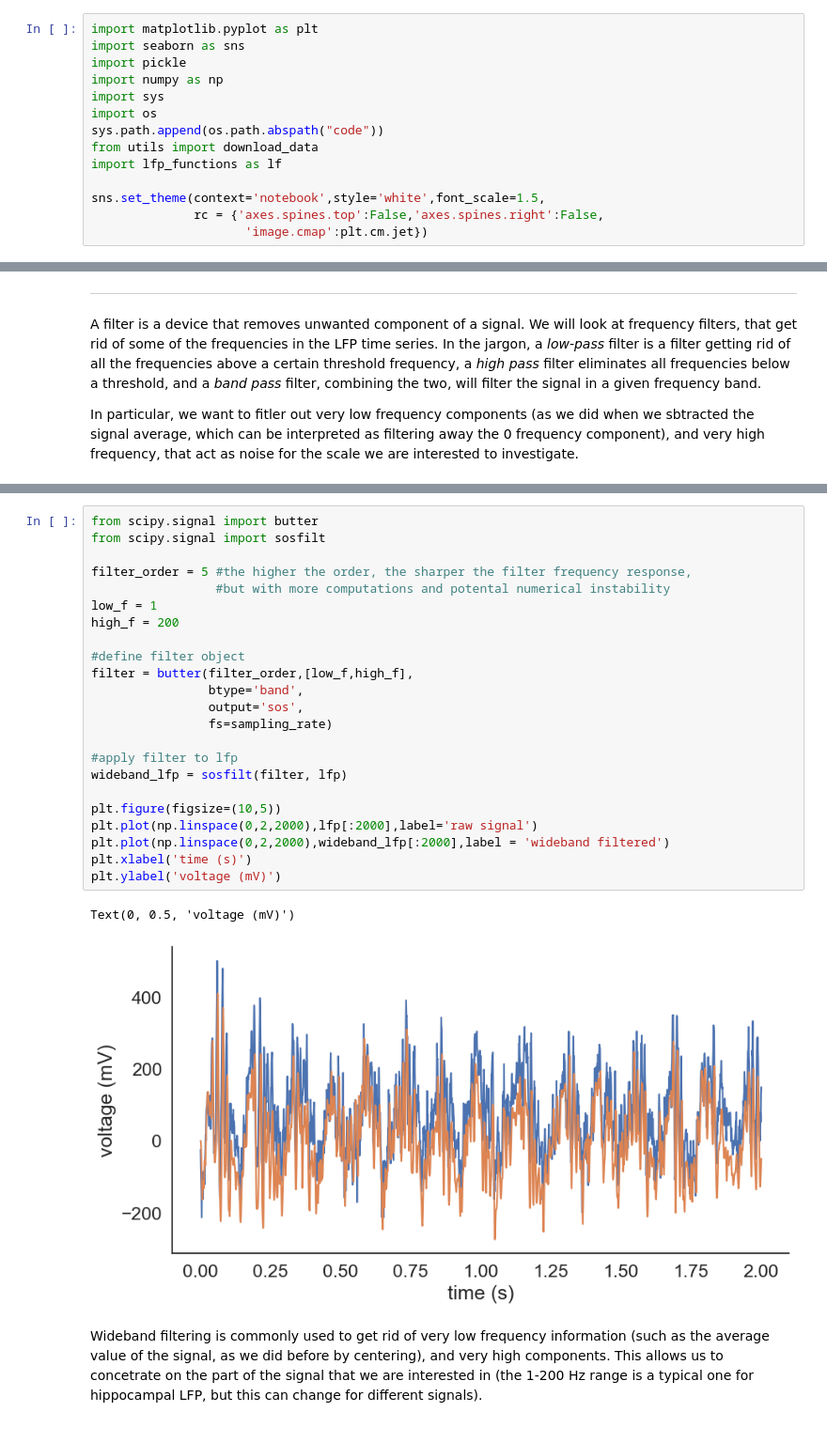
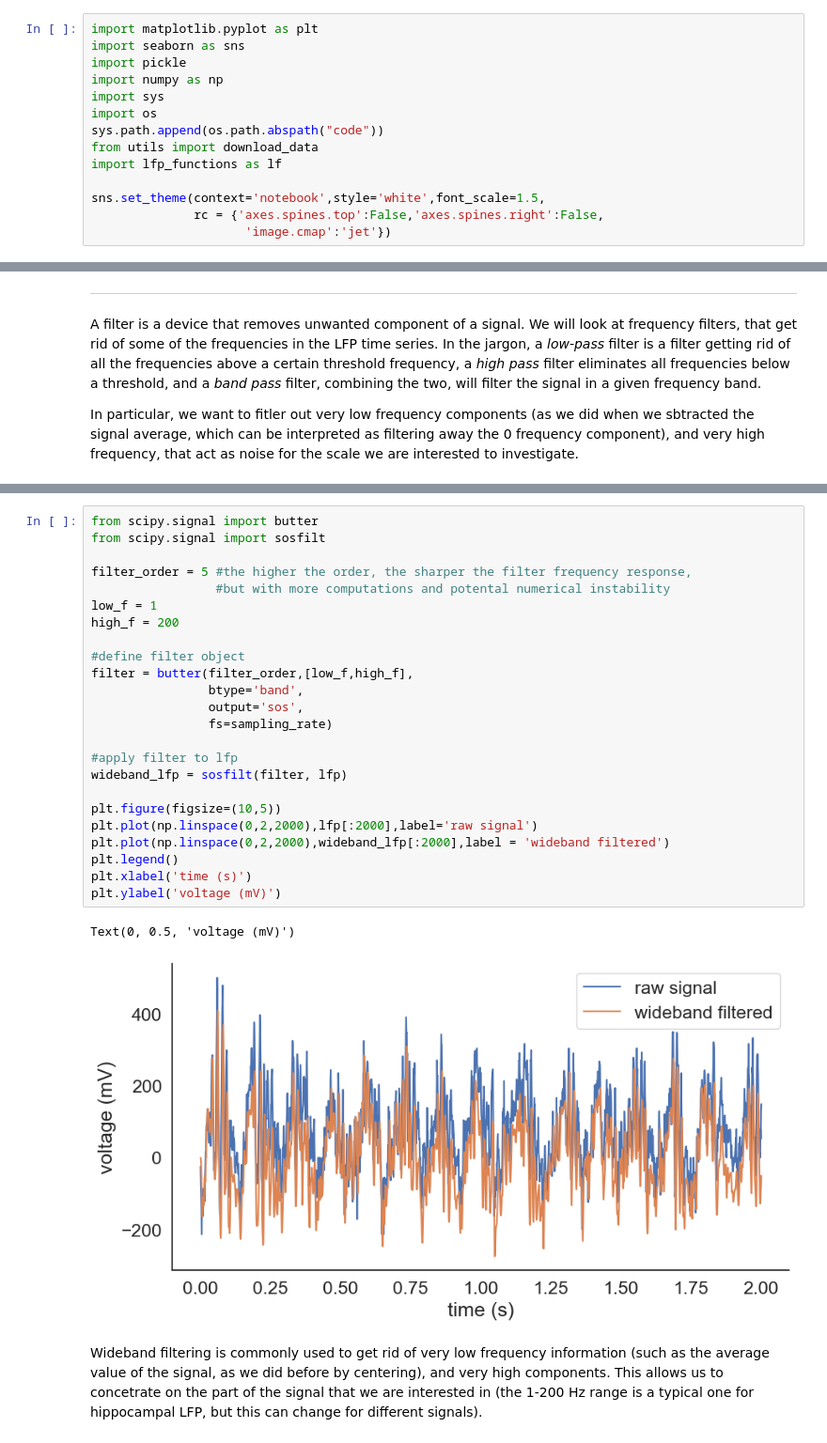
Before and after one commit to Seiferfl/neuroanalysis, a Jupyter notebook: assignment1-neural-data/01-local_field_potential/local-field-potential.ipynb, the cells around one changed output, grey strips where cells are left out. Shown at 94% size. Saved outputs shown, nothing was run; the diff lists cells and outputs as text.

```diff
--- a/assignment1-neural-data/01-local_field_potential/local-field-potential.ipynb
+++ b/assignment1-neural-data/01-local_field_potential/local-field-potential.ipynb
@@ -30,7 +30,7 @@ import lfp_functions as lf
 
 sns.set_theme(context='notebook',style='white',font_scale=1.5,
               rc = {'axes.spines.top':False,'axes.spines.right':False,
-                     'image.cmap':plt.cm.jet})
+                     'image.cmap':'jet'})
 # %%
 # Download lesson data
 download_data('https://surfdrive.surf.nl/files/index.php/s/9nY01qMimFLez40')
@@ -174,29 +174,30 @@ We will with the `scipy.signal.sosfilt` function, that applies the 'cascaded sec
 # %%
 from scipy.signal import butter
 from scipy.signal import sosfilt
 
 filter_order = 5 #the higher the order, the sharper the filter frequency response,
                  #but with more computations and potental numerical instability
 low_f = 1
 high_f = 200
 
 #define filter object
 filter = butter(filter_order,[low_f,high_f],
                 btype='band',
                 output='sos',
                 fs=sampling_rate)
 
 #apply filter to lfp
 wideband_lfp = sosfilt(filter, lfp)
 
 plt.figure(figsize=(10,5))
 plt.plot(np.linspace(0,2,2000),lfp[:2000],label='raw signal')
 plt.plot(np.linspace(0,2,2000),wideband_lfp[:2000],label = 'wideband filtered')
+plt.legend()
 plt.xlabel('time (s)')
 plt.ylabel('voltage (mV)')
 # %% [output]
 Text(0, 0.5, 'voltage (mV)')
-[figure, old version]
+[figure, new version]
 # %% [markdown]
 Wideband filtering is commonly used to get rid of very low frequency information (such as the average value of the signal, as we did before by centering), and very high components. This allows us to concetrate on the part of the signal that we are interested in (the 1-200 Hz range is a typical one for hippocampal LFP, but this can change for different signals).
 # %% [markdown]
```
Also changed, not shown: parts of 5 cells of this notebook.
